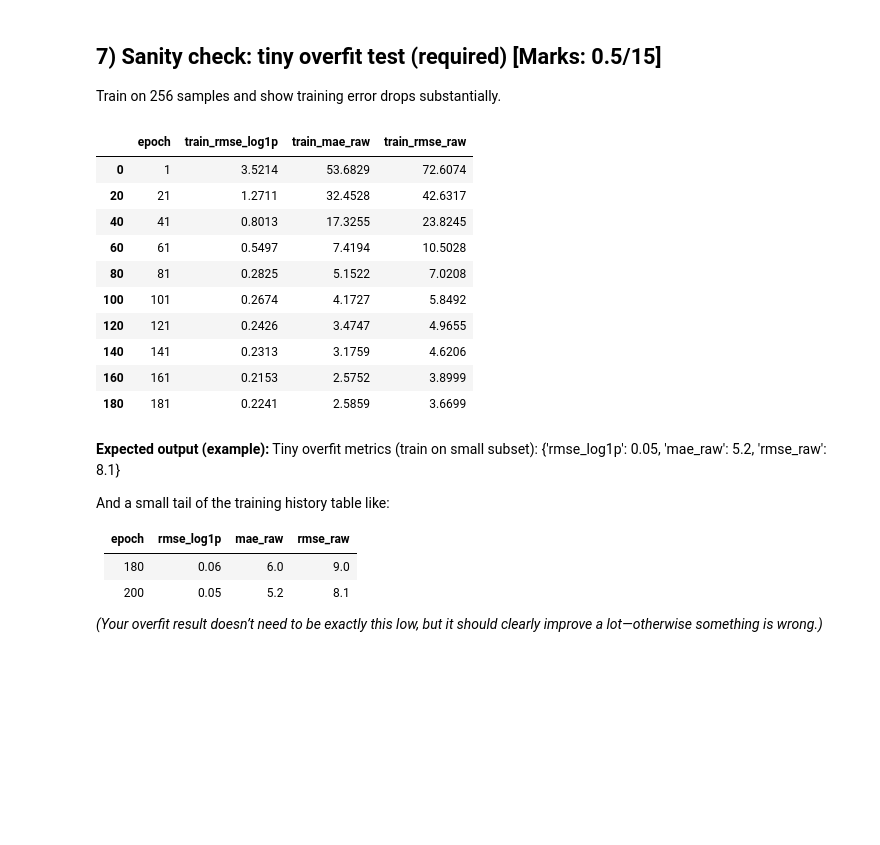
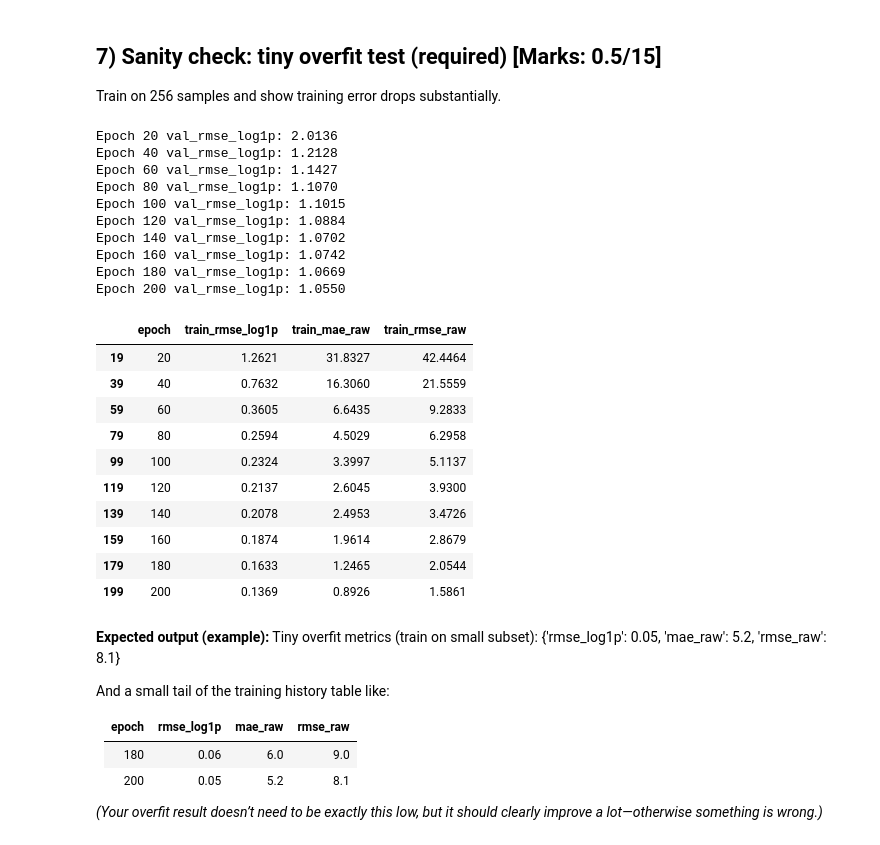
Before and after one commit to Will-Barnard-WB/AI-ML-Assignments, a Jupyter notebook: CM22009_S2_coursework_specifications [Version Release]/starter_notebook_CM22009_bikeshare_Coursework_TODO.ipynb, the cells around one changed output. Saved outputs shown, nothing was run; the diff lists cells and outputs as text; code cells hidden in the pictures; blank space fills up the shorter version.

```diff
--- a/CM22009_S2_coursework_specifications [Version Release]/starter_notebook_CM22009_bikeshare_Coursework_TODO.ipynb
+++ b/CM22009_S2_coursework_specifications [Version Release]/starter_notebook_CM22009_bikeshare_Coursework_TODO.ipynb
@@ -441,9 +441,9 @@ def train_model(cfg, X_tr, y_tr, X_va, y_va):
     model = MLPRegressor(in_dim=X_tr.shape[1], hidden=cfg["hidden"], activation=cfg["activation"], dropout=cfg["dropout"])
 
     if cfg["optimizer"] == "adam":
-        optimizer = torch.optim.Adam(model.parameters(), lr=cfg["lr"], weight_decay=1e-4)
+        optimizer = torch.optim.Adam(model.parameters(), lr=cfg["lr"], weight_decay=1e-5)
     else:
-        optimizer = torch.optim.SGD(model.parameters(), lr=cfg["lr"], momentum=0.9, weight_decay=1e-4)
+        optimizer = torch.optim.SGD(model.parameters(), lr=cfg["lr"], momentum=0.9, weight_decay=1e-5)
 
     if cfg["loss"] == "mse":
         loss_fn = nn.MSELoss()
@@ -503,8 +503,11 @@ def train_model(cfg, X_tr, y_tr, X_va, y_va):
 
         if cfg.get("early_stopping", False) and cfg.get("patience", 0) > 0:
             if patience_counter >= cfg["patience"]:
-                print(f"Early stop reached at epoch: {epoch+1}")
+                print(f"Early stop reached at epoch: {epoch+1} | best_val_rmse_log1p: {best_val_loss:.4f}")
                 break
+
+        if (epoch + 1) % 20 == 0:
+            print(f"Epoch {epoch+1} val_rmse_log1p: {val_metrics['rmse_log1p']:.4f}")
 
     model.load_state_dict(best_weights)
 
@@ -525,35 +528,45 @@ Train on 256 samples and show training error drops substantially.
 # %%
 # 7) Tiny overfit test (TODO)  [Marks: 1/15]
 # STOP: requires Sections 5 and 6 implemented.
 # TODO: use first 256 training samples, disable early stopping, confirm training error drops.
 sanity_check_cfg = {
     "hidden": (256, 128, 64),
     "activation": "relu",
     "dropout": 0.0,
     "optimizer": "adam",
     "loss": "mse",
     "lr" : 1e-3,
     "batch_size": 64,
     "max_epochs": 200,
     "early_stopping": False,
     "patience": 0
 }
 
 model, history_df = train_model(sanity_check_cfg, X_train[:256], y_train[:256], X_val, y_val)
 
-history_df[["epoch", "train_rmse_log1p", "train_mae_raw", "train_rmse_raw"]].iloc[::20]
+history_df[["epoch", "train_rmse_log1p", "train_mae_raw", "train_rmse_raw"]].iloc[19::20]
 # %% [output]
+Epoch 20 val_rmse_log1p: 2.0136
+Epoch 40 val_rmse_log1p: 1.2128
+Epoch 60 val_rmse_log1p: 1.1427
+Epoch 80 val_rmse_log1p: 1.1070
+Epoch 100 val_rmse_log1p: 1.1015
+Epoch 120 val_rmse_log1p: 1.0884
+Epoch 140 val_rmse_log1p: 1.0702
+Epoch 160 val_rmse_log1p: 1.0742
+Epoch 180 val_rmse_log1p: 1.0669
+Epoch 200 val_rmse_log1p: 1.0550
 |  | epoch | train_rmse_log1p | train_mae_raw | train_rmse_raw |
-| 0 | 1 | 3.5214 | 53.6829 | 72.6074 |
-| 20 | 21 | 1.2711 | 32.4528 | 42.6317 |
-| 40 | 41 | 0.8013 | 17.3255 | 23.8245 |
-| 60 | 61 | 0.5497 | 7.4194 | 10.5028 |
-| 80 | 81 | 0.2825 | 5.1522 | 7.0208 |
-| 100 | 101 | 0.2674 | 4.1727 | 5.8492 |
-| 120 | 121 | 0.2426 | 3.4747 | 4.9655 |
-| 140 | 141 | 0.2313 | 3.1759 | 4.6206 |
-| 160 | 161 | 0.2153 | 2.5752 | 3.8999 |
-| 180 | 181 | 0.2241 | 2.5859 | 3.6699 |
+| 19 | 20 | 1.2621 | 31.8327 | 42.4464 |
+| 39 | 40 | 0.7632 | 16.3060 | 21.5559 |
+| 59 | 60 | 0.3605 | 6.6435 | 9.2833 |
+| 79 | 80 | 0.2594 | 4.5029 | 6.2958 |
+| 99 | 100 | 0.2324 | 3.3997 | 5.1137 |
+| 119 | 120 | 0.2137 | 2.6045 | 3.9300 |
+| 139 | 140 | 0.2078 | 2.4953 | 3.4726 |
+| 159 | 160 | 0.1874 | 1.9614 | 2.8679 |
+| 179 | 180 | 0.1633 | 1.2465 | 2.0544 |
+| 199 | 200 | 0.1369 | 0.8926 | 1.5861 |
 # %% [markdown]
 **Expected output (example):**
 Tiny overfit metrics (train on small subset):
```
Also changed, not shown: parts of 7 cells of this notebook, 4 other files.
